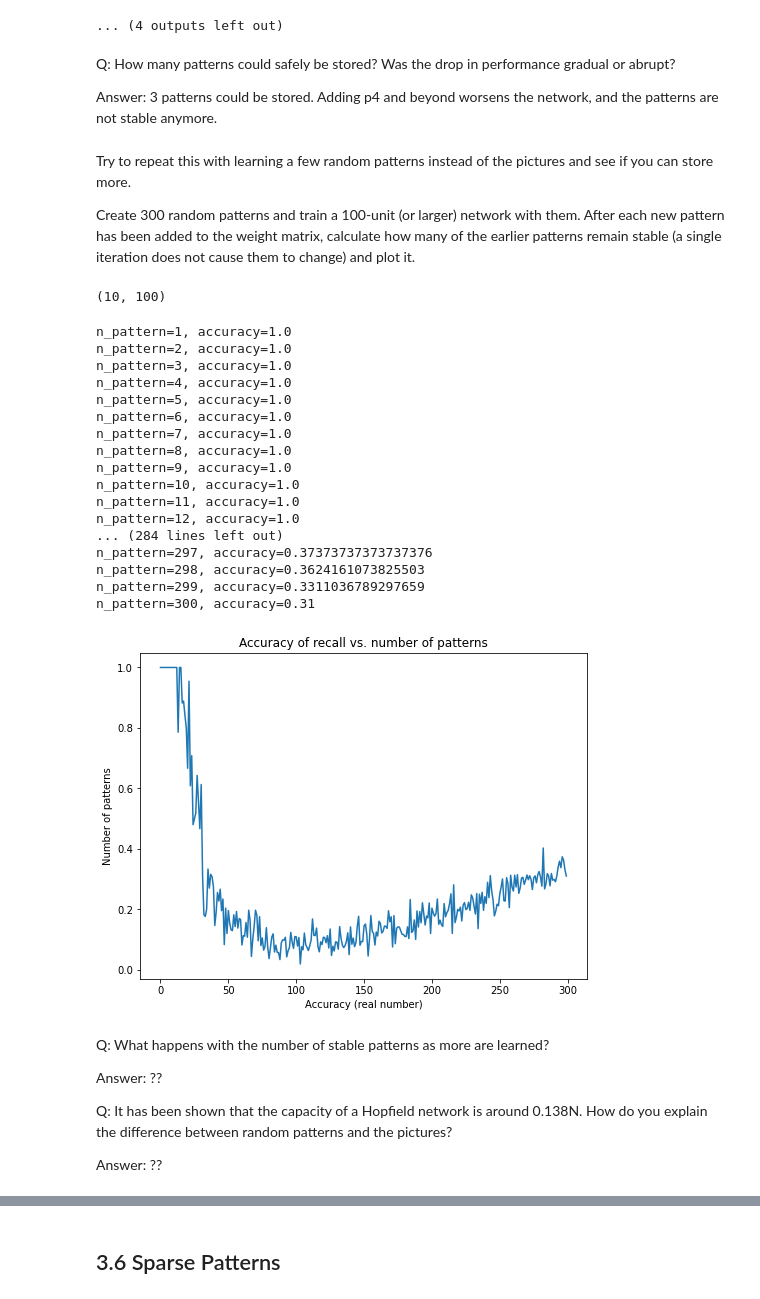
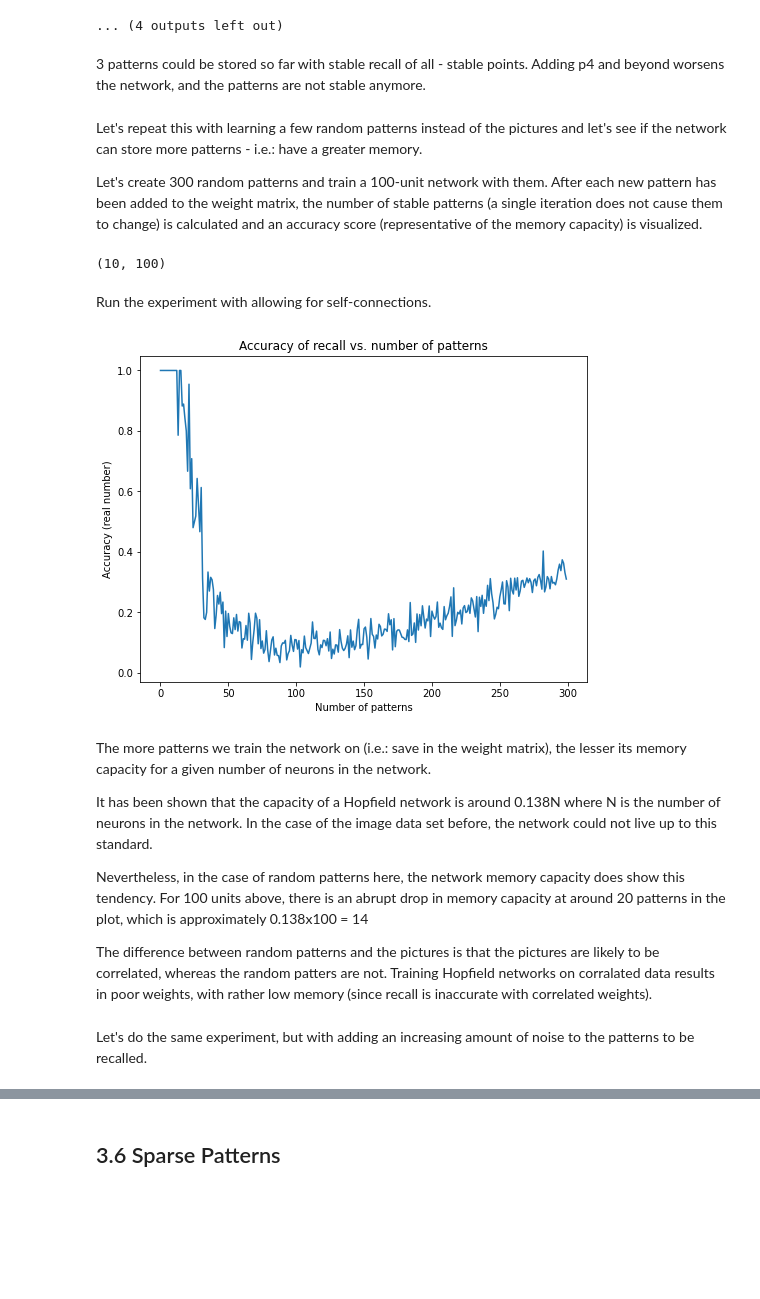
Before and after one commit to mark-antal-csizmadia/hopfield-networks, a Jupyter notebook: Hopfield Networks.ipynb, the cells around one changed output, grey strips where cells are left out. Drawn from its saved outputs; the diff is of its cells as text; code cells hidden in the pictures; blank space fills up the shorter version.

```diff
--- a/Hopfield Networks.ipynb
+++ b/Hopfield Networks.ipynb
@@ -680,5 +677,5 @@ Asynchrnously recall p11 (mix) and observe the energy vs. iteration. The energy
 # %%
-viz_recall_dict = {"i": 100, "shape": (32, 32)}
+viz_recall_dict = {"i": 1000, "shape": (32, 32)}
 patternr, it, energies = hn.recall_until_convergence(patterns_all[10], if_sequential=True, with_energy=True,
                                            exit=8000, **viz_recall_dict)
 print(f"in {it} iterations p11 converged to")
@@ -827,6 +833,6 @@ def add_noise_via_flip(pattern, ratio, seed=100):
 # %%
 idx = 0
-ratio = 0.8
+ratio = 0.1
 
 plt.imshow(patterns[idx].reshape(32,-1).T)
 plt.axis("off")
@@ -966,16 +975,33 @@ this
 [figure]
 ... (4 outputs left out)
 # %% [markdown]
-Q: How many patterns could safely be stored? Was the drop in performance gradual or abrupt?
-
-Answer: 3 patterns could be stored. Adding p4 and beyond worsens the network, and the patterns are not stable anymore.
+3 patterns could be stored so far with stable recall of all - stable points. Adding p4 and beyond worsens the network, and the patterns are not stable anymore.
 # %% [markdown]
-Try to repeat this with learning a few random patterns instead of the pictures and see if you can store more.
+Let's repeat this with learning a few random patterns instead of the pictures and let's see if the network can store more patterns - i.e.: have a greater memory.
 
 
-Create 300 random patterns and train a 100-unit (or larger) network with them. After each new pattern has been added to the weight matrix, calculate how many of the earlier patterns remain stable (a single iteration does not cause them to change) and plot it.
+Let's create 300 random patterns and train a 100-unit network with them. After each new pattern has been added to the weight matrix, the number of stable patterns (a single iteration does not cause them to change) is calculated and an accuracy score (representative of the memory capacity) is visualized.
 # %%
 def get_random_patterns(n, ndim, bias=0):
+    """ Generates random patterns of dimension ndim, optionally biased random patterns with bias.
+
+    Parameters
+    ----------
+    n : int
+        The number of pattern vectors.
+
+    ndim : int
+        The number of units of the pattern vector, i.e.: number of units in the Hopfield
+        network trained on the patterns.
+
+    bias : float
+        For biasing the  random patterns.
+
+    Returns
+    ----------
+    patterns : numpy.ndarray
+        The patterns.
+    """
     patterns = np.random.normal(loc=0, scale=1, size=(n, ndim)) + bias
     mask = patterns < 0
     patterns[mask] = -1.0
@@ -986,63 +1012,52 @@ patterns_random = get_random_patterns(n=10, ndim=100)
 patterns_random.shape
 # %% [output]
 (10, 100)
+# %% [markdown]
+Run the experiment with allowing for self-connections.
 # %%
 n_patterns = 300
 ndim = 100
 ns_patterns = np.arange(1, n_patterns+1)
 accuracies_all = []
+print_me = False
 
 for n_pattern in ns_patterns:
 
     patterns_random = get_random_patterns(n=n_pattern, ndim=ndim)
     hn = HopfieldNetwork()
     hn.init_weights(patterns_random, self_connections=True, norm=False)
     accuracies = []
 
     for pattern in patterns_random:
 
         patternr, it, energies = hn.recall_until_convergence(pattern, with_energy=False, if_sequential=False,
                                                   exit=10000)
         accuracies.append(np.all(pattern == patternr))
 
     accuracy = np.sum(np.array(accuracies)) / patterns_random.shape[0]
     accuracies_all.append(accuracy)
 
-    print(f"n_pattern={n_pattern}, accuracy={accuracy}")
+    if print_me:
+        print(f"n_pattern={n_pattern}, accuracy={accuracy}")
 
 fig = plt.figure(figsize=(8,6))
 plt.plot(accuracies_all)
 plt.title("Accuracy of recall vs. number of patterns")
-plt.xlabel("Accuracy (real number)")
-plt.ylabel("Number of patterns")
+plt.ylabel("Accuracy (real number)")
+plt.xlabel("Number of patterns")
 plt.show()
 # %% [output]
-n_pattern=1, accuracy=1.0
-n_pattern=2, accuracy=1.0
-n_pattern=3, accuracy=1.0
-n_pattern=4, accuracy=1.0
-n_pattern=5, accuracy=1.0
-n_pattern=6, accuracy=1.0
-n_pattern=7, accuracy=1.0
-n_pattern=8, accuracy=1.0
-n_pattern=9, accuracy=1.0
-n_pattern=10, accuracy=1.0
-n_pattern=11, accuracy=1.0
-n_pattern=12, accuracy=1.0
-... (284 lines left out)
-n_pattern=297, accuracy=0.37373737373737376
-n_pattern=298, accuracy=0.3624161073825503
-n_pattern=299, accuracy=0.3311036789297659
-n_pattern=300, accuracy=0.31
-[figure, old version]
+[figure, new version]
 # %% [markdown]
-Q: What happens with the number of stable patterns as more are learned?
+The more patterns we train the network on (i.e.: save in the weight matrix), the lesser its memory capacity for a given number of neurons in the network.
 
-Answer: ??
+It has been shown that the capacity of a Hopfield network is around 0.138N where N is the number of neurons in the network. In the case of the image data set before, the network could not live up to this standard.
 
-Q: It has been shown that the capacity of a Hopfield network is around 0.138N. How do you explain the difference between random patterns and the pictures?
+Nevertheless, in the case of random patterns here, the network memory capacity does show this tendency. For 100 units above, there is an abrupt drop in memory capacity at around 20 patterns in the plot, which is approximately 0.138x100 = 14
 
-Answer: ??
+The difference between random patterns and the pictures is that the pictures are likely to be correlated, whereas the random patters are not. Training Hopfield networks on corralated data results in poor weights, with rather low memory (since recall is inaccurate with correlated weights).
+# %% [markdown]
+Let's do the same experiment, but with adding an increasing amount of noise to the patterns to be recalled.
 # %%
 n_patterns = 100
 ndim = 100
```
Also changed, not shown: parts of 63 cells of this notebook.
